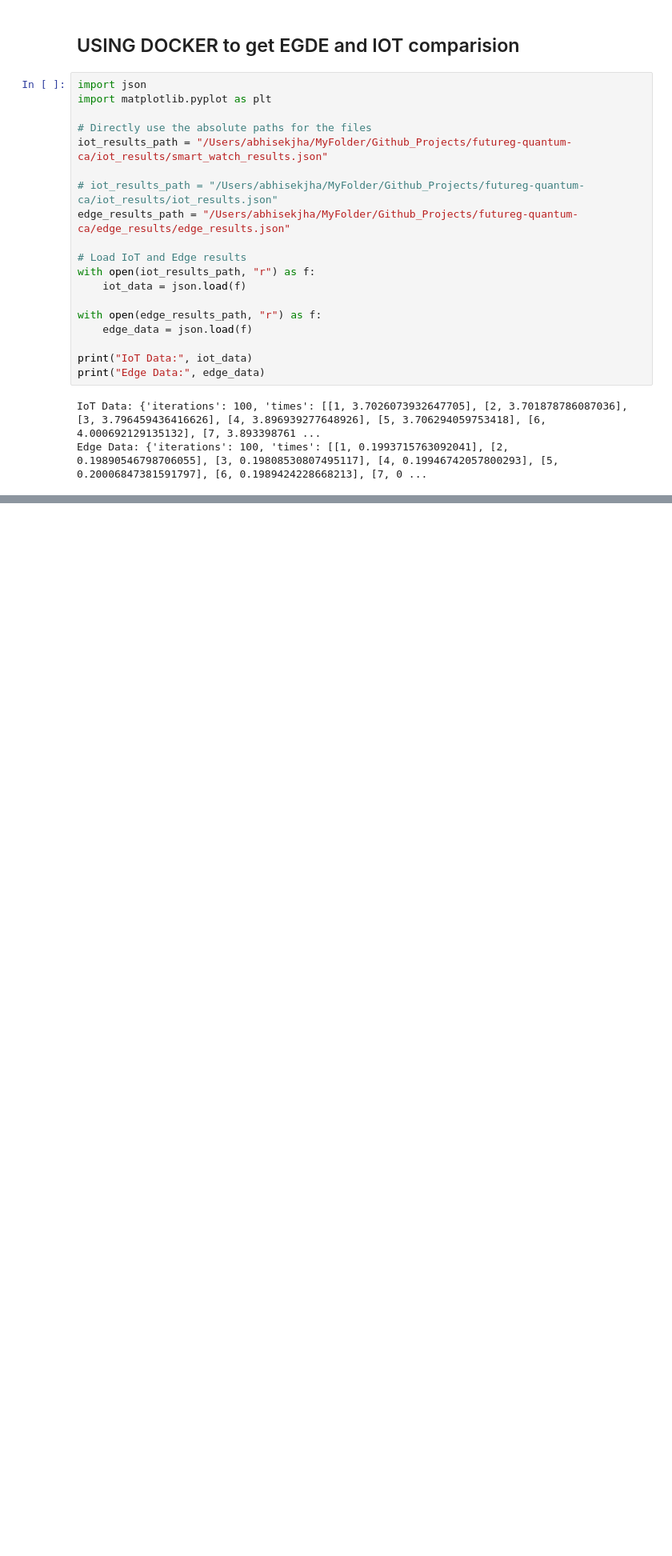
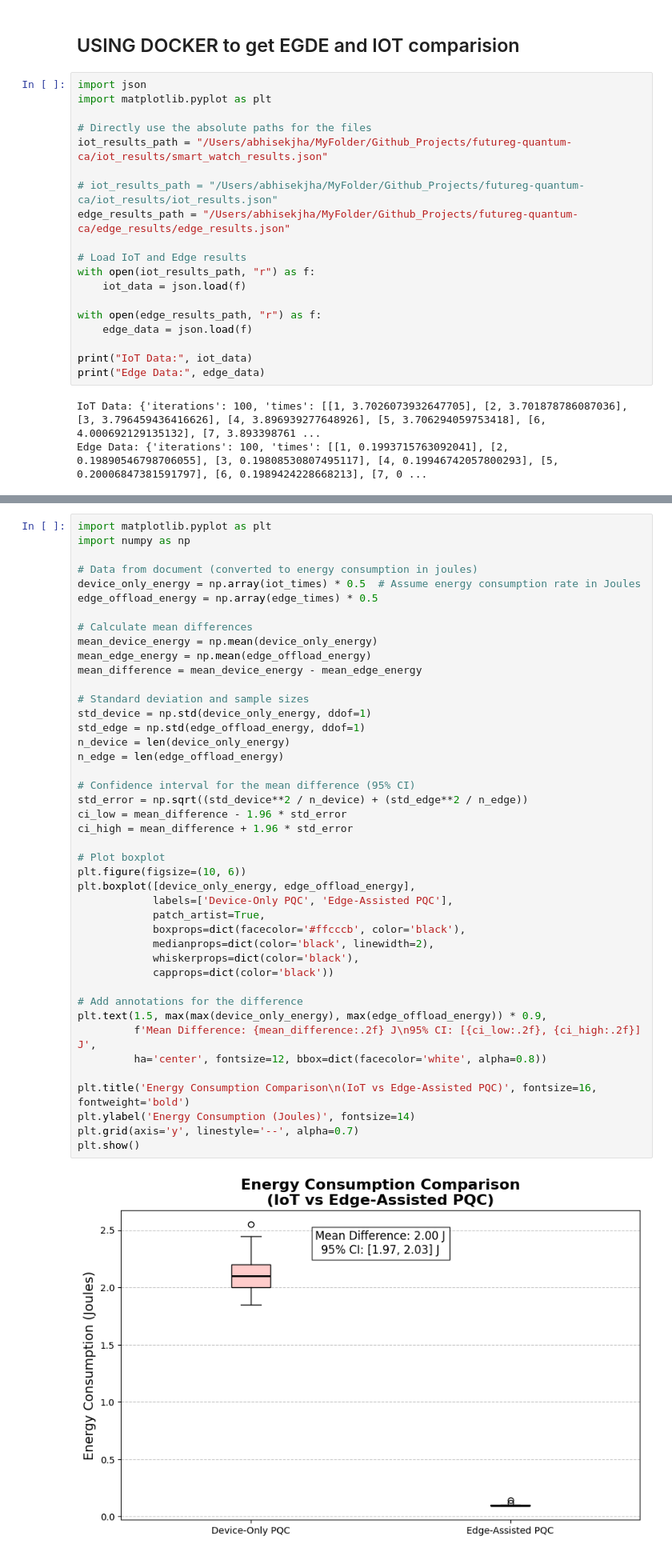
Before and after one commit to mkashani-phd/futureg-quantum-ca, a Jupyter notebook: main.ipynb, the cells around one changed output, grey strips where cells are left out. Shown at 80% size. Saved outputs shown, nothing was run; the diff lists cells and outputs as text; blank space fills up the shorter version.

```diff
--- a/main.ipynb
+++ b/main.ipynb
@@ -782,0 +485,45 @@ These complete processes walk you through how to:
+# %%
+import matplotlib.pyplot as plt
+import numpy as np
+
+# Data from document (converted to energy consumption in joules)
+device_only_energy = np.array(iot_times) * 0.5  # Assume energy consumption rate in Joules
+edge_offload_energy = np.array(edge_times) * 0.5
+
+# Calculate mean differences
+mean_device_energy = np.mean(device_only_energy)
+mean_edge_energy = np.mean(edge_offload_energy)
+mean_difference = mean_device_energy - mean_edge_energy
+
+# Standard deviation and sample sizes
+std_device = np.std(device_only_energy, ddof=1)
+std_edge = np.std(edge_offload_energy, ddof=1)
+n_device = len(device_only_energy)
+n_edge = len(edge_offload_energy)
+
+# Confidence interval for the mean difference (95% CI)
+std_error = np.sqrt((std_device**2 / n_device) + (std_edge**2 / n_edge))
+ci_low = mean_difference - 1.96 * std_error
+ci_high = mean_difference + 1.96 * std_error
+
+# Plot boxplot
+plt.figure(figsize=(10, 6))
+plt.boxplot([device_only_energy, edge_offload_energy],
+            labels=['Device-Only PQC', 'Edge-Assisted PQC'],
+            patch_artist=True,
+            boxprops=dict(facecolor='#ffcccb', color='black'),
+            medianprops=dict(color='black', linewidth=2),
+            whiskerprops=dict(color='black'),
+            capprops=dict(color='black'))
+
+# Add annotations for the difference
+plt.text(1.5, max(max(device_only_energy), max(edge_offload_energy)) * 0.9,
+         f'Mean Difference: {mean_difference:.2f} J\n95% CI: [{ci_low:.2f}, {ci_high:.2f}] J',
+         ha='center', fontsize=12, bbox=dict(facecolor='white', alpha=0.8))
+
+plt.title('Energy Consumption Comparison\n(IoT vs Edge-Assisted PQC)', fontsize=16, fontweight='bold')
+plt.ylabel('Energy Consumption (Joules)', fontsize=14)
+plt.grid(axis='y', linestyle='--', alpha=0.7)
+plt.show()
+# %% [output]
+[figure, added]
```
Also changed, not shown: parts of 35 cells of this notebook, 5 other files.
